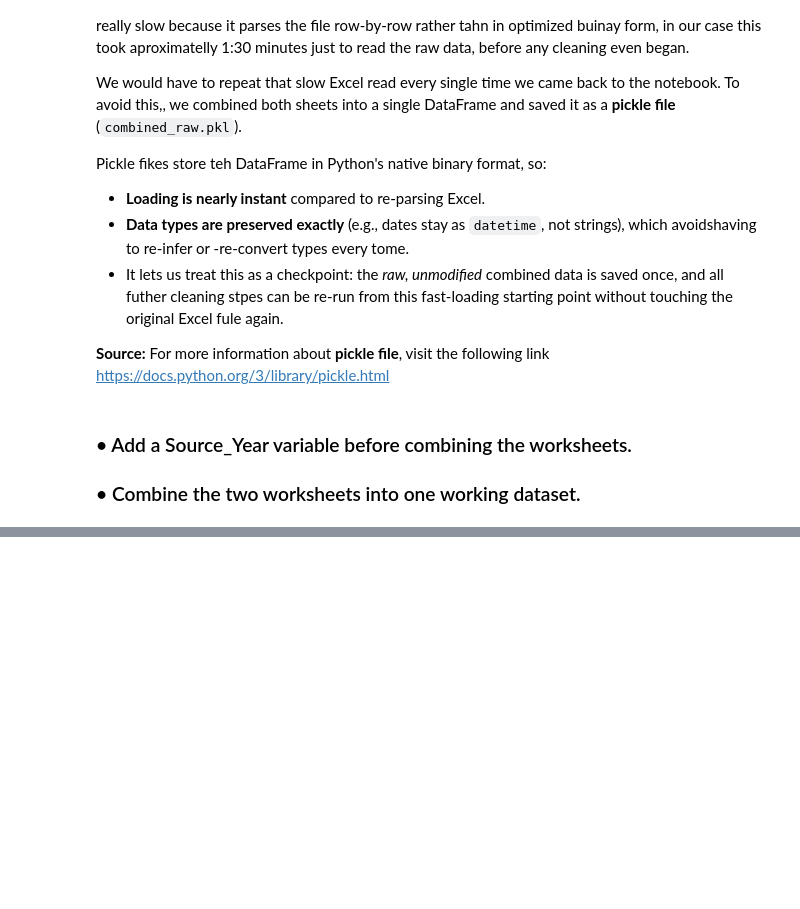
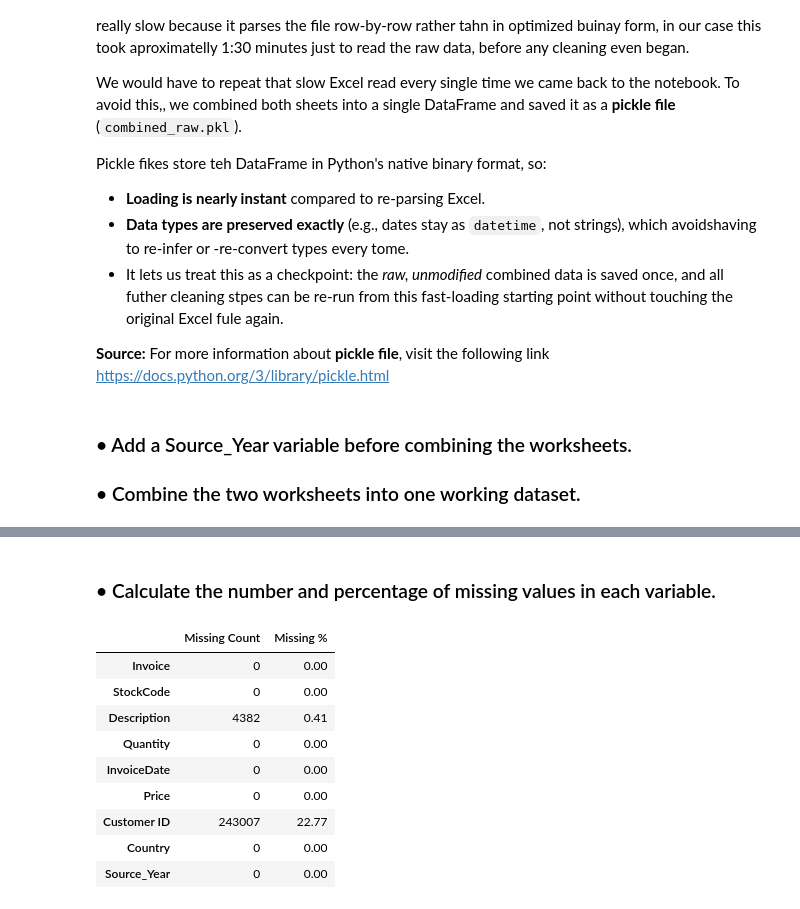
Before and after one commit to JoseAlberto88/Cleaning-Online-Retail-Data-and-Predicting-Purchase-Quantity, a Jupyter notebook: Cleaning_Data.ipynb, the cells around one changed output, grey strips where cells are left out. Cells and saved outputs as stored; diff of their text form; code cells hidden in the pictures; blank space fills up the shorter version.

```diff
--- a/Cleaning_Data.ipynb
+++ b/Cleaning_Data.ipynb
@@ -19,7 +52,7 @@ import pandas as pd
 import numpy as np
 
 # Creating the path
-file_path = 'data/online_retail_II.xlsx'
+file_path = '/content/drive/MyDrive/data/online_retail_II.xlsx'
 
 # Later we'll load both sheets (correspondently periods of years 2009-2010 and 2010-2011) into a dict of DataFrames
 sheets = pd.read_excel(file_path, sheet_name = None)
@@ -76,0 +144,27 @@ df.to_pickle('data/combined_raw.pkl')
+# %% [markdown]
+### •	Calculate the number and percentage of missing values in each variable.
+# %%
+# To get the percentage od missing values for each variable, we're going to create a DaraFrame in which we generate two columns: "Missing Count" and "Missing %", where one counts the number of missing values and the another gives the percentage, respectivally.
+
+missing_count = df.isna().sum()
+missing_percentage = (df.isna().sum() / len(df)) * 100
+
+# Creating the DataFrame
+missing_summary = pd.DataFrame({
+    'Missing Count': missing_count,
+    'Missing %': missing_percentage.round(2)
+})
+
+# Calling the missing_summary
+missing_summary
+# %% [output]
+|  | Missing Count | Missing % |
+| Invoice | 0 | 0.00 |
+| StockCode | 0 | 0.00 |
+| Description | 4382 | 0.41 |
+| Quantity | 0 | 0.00 |
+| InvoiceDate | 0 | 0.00 |
+| Price | 0 | 0.00 |
+| Customer ID | 243007 | 22.77 |
+| Country | 0 | 0.00 |
+| Source_Year | 0 | 0.00 |
```
Also changed, not shown: parts of 13 cells of this notebook.
